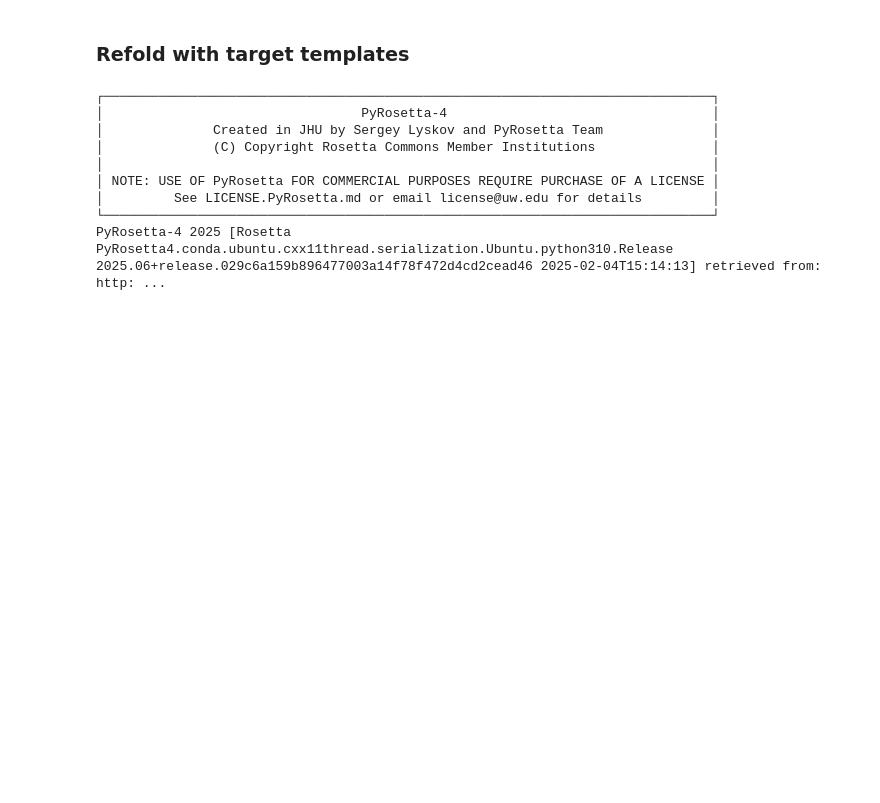
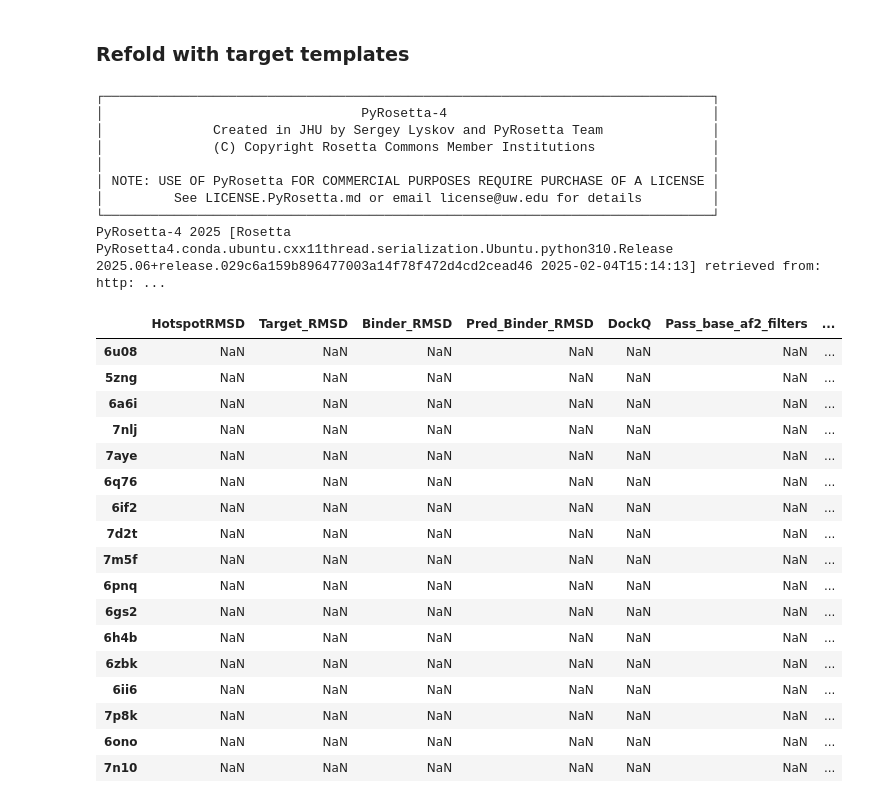
Before and after one commit to Tiffany-Xie/NXBindCraft, a Jupyter notebook: notebooks/complexRefold.ipynb, the cells around one changed output. Drawn from its saved outputs; the diff is of its cells as text; code cells hidden in the pictures; blank space fills up the shorter version.

```diff
--- a/notebooks/complexRefold.ipynb
+++ b/notebooks/complexRefold.ipynb
@@ -50,9 +51,33 @@ filter_path = os.path.join('/hpf/projects/mtyers/ningrui/NXBindCraft/settings_fi
 with open(filter_path, 'r') as file:
     filters = json.load(file)
 # %%
-complex_list = ['5zng', '6a6i', '6gs2', '6h4b', '6if2']
-rmsds = ['HotspotRMSD', 'Target_RMSD', 'Binder_RMSD', 'Pred_Binder_RMSD', 'Pass_base_af2_filters']
+#complex_list = ['5zng', '6a6i', '6gs2', '6h4b', '6if2']
+target_path = '/hpf/projects/mtyers/ningrui/NXBindCraft/myTrials/testRefold/Targets'
+file_names = os.listdir(target_path)
+complex_list = list(set([t[:4] for t in file_names]))
+
+rmsds = ['HotspotRMSD', 'Target_RMSD', 'Binder_RMSD', 'Pred_Binder_RMSD', 'DockQ', 'Pass_base_af2_filters', 'Best_complex_model', 'Best_binder_model']
 rmsd_df = pd.DataFrame(index=complex_list, columns=rmsds)
+rmsd_df
+# %% [output]
+|  | HotspotRMSD | Target_RMSD | Binder_RMSD | Pred_Binder_RMSD | DockQ | Pass_base_af2_filters | ... |
+| 6u08 | NaN | NaN | NaN | NaN | NaN | NaN | ... |
+| 5zng | NaN | NaN | NaN | NaN | NaN | NaN | ... |
+| 6a6i | NaN | NaN | NaN | NaN | NaN | NaN | ... |
+| 7nlj | NaN | NaN | NaN | NaN | NaN | NaN | ... |
+| 7aye | NaN | NaN | NaN | NaN | NaN | NaN | ... |
+| 6q76 | NaN | NaN | NaN | NaN | NaN | NaN | ... |
+| 6if2 | NaN | NaN | NaN | NaN | NaN | NaN | ... |
+| 7d2t | NaN | NaN | NaN | NaN | NaN | NaN | ... |
+| 7m5f | NaN | NaN | NaN | NaN | NaN | NaN | ... |
+| 6pnq | NaN | NaN | NaN | NaN | NaN | NaN | ... |
+| 6gs2 | NaN | NaN | NaN | NaN | NaN | NaN | ... |
+| 6h4b | NaN | NaN | NaN | NaN | NaN | NaN | ... |
+| 6zbk | NaN | NaN | NaN | NaN | NaN | NaN | ... |
+| 6ii6 | NaN | NaN | NaN | NaN | NaN | NaN | ... |
+| 7p8k | NaN | NaN | NaN | NaN | NaN | NaN | ... |
+| 6ono | NaN | NaN | NaN | NaN | NaN | NaN | ... |
+| 7n10 | NaN | NaN | NaN | NaN | NaN | NaN | ... |
 # %%
 for complex_name in complex_list:
     target_pdb, binder_seq, target_chain, binder_chain = separate_complex(complex_name)
```
Also changed, not shown: parts of 20 cells of this notebook, 2 other files.
